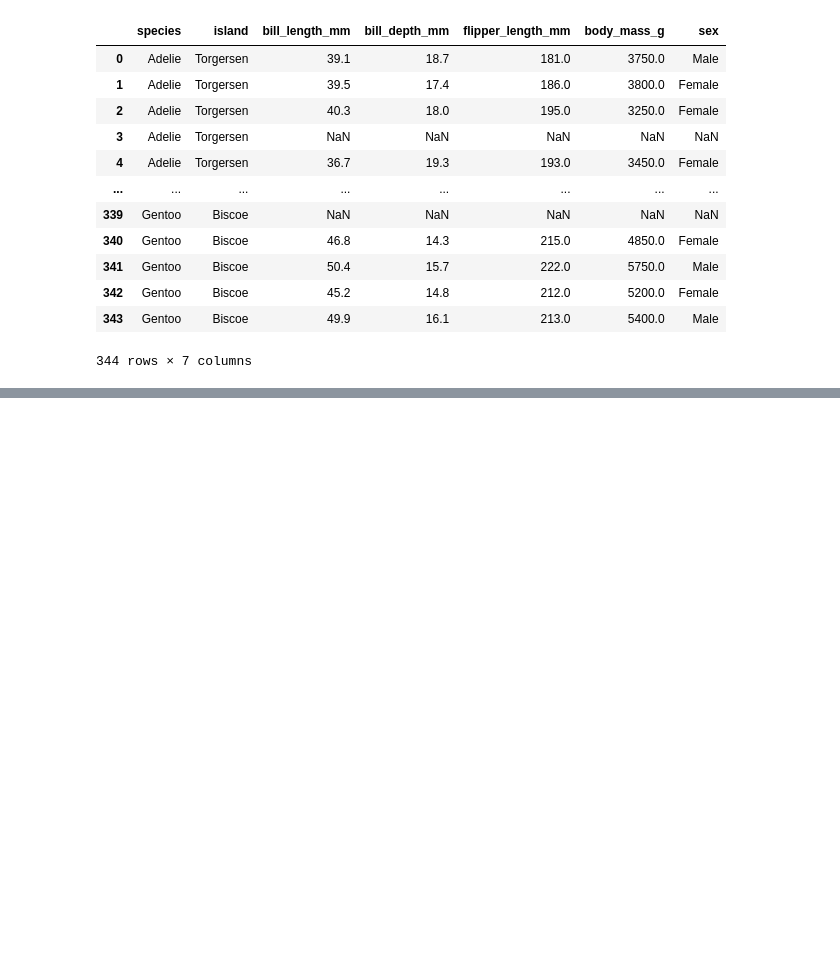
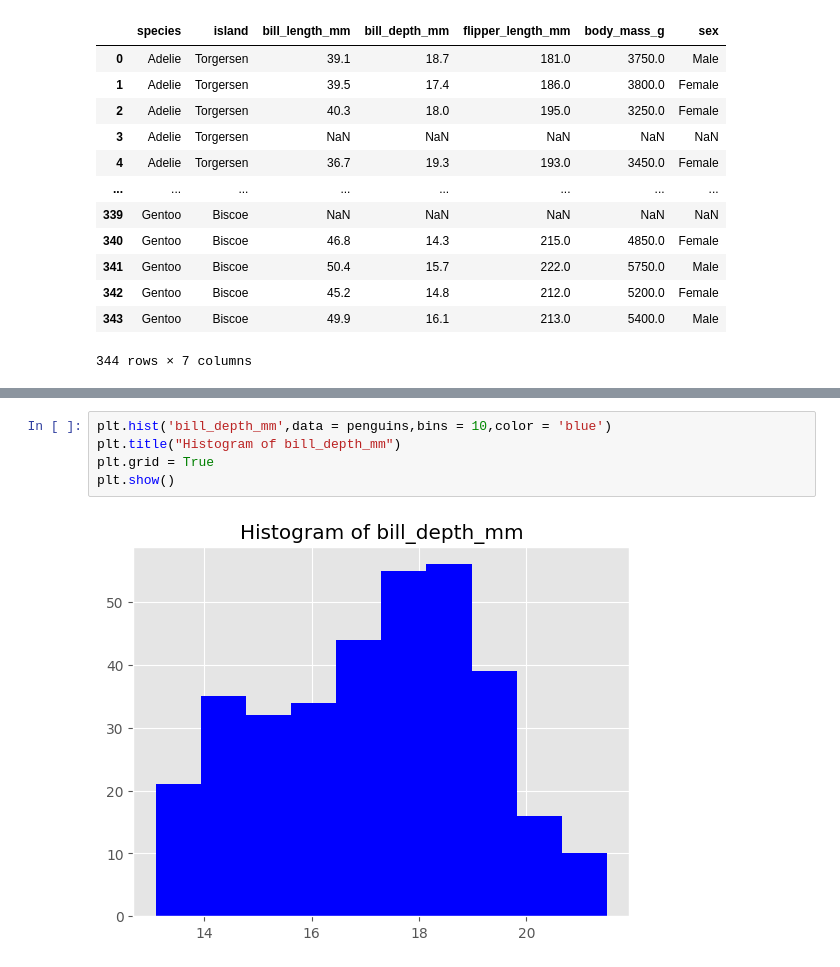
Before and after one commit to shreyapuri11/digipodium_data-analytics, a Jupyter notebook: data_analysis/graphs.ipynb, the cells around one changed output, grey strips where cells are left out. Saved outputs shown, nothing was run; the diff lists cells and outputs as text; blank space fills up the shorter version.

```diff
--- a/data_analysis/graphs.ipynb
+++ b/data_analysis/graphs.ipynb
@@ -208,0 +209,7 @@ sns.load_dataset('titanic')
+# %%
+plt.hist('bill_depth_mm',data = penguins,bins = 10,color = 'blue')
+plt.title("Histogram of bill_depth_mm")
+plt.grid = True
+plt.show()
+# %% [output]
+[figure, added]
```
Also changed, not shown: parts of 21 cells of this notebook.
